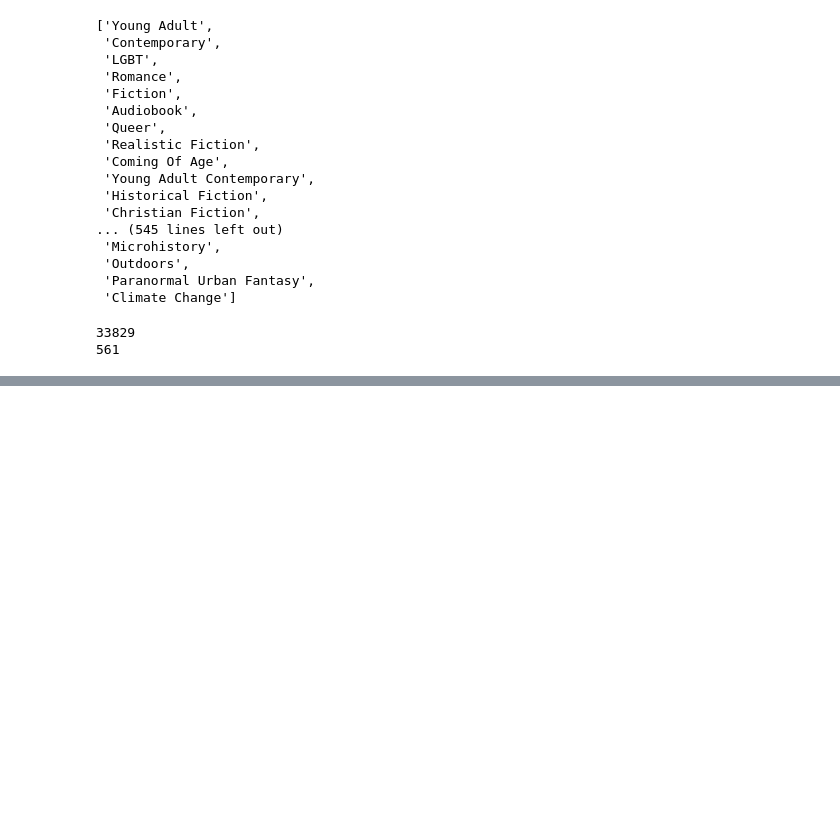
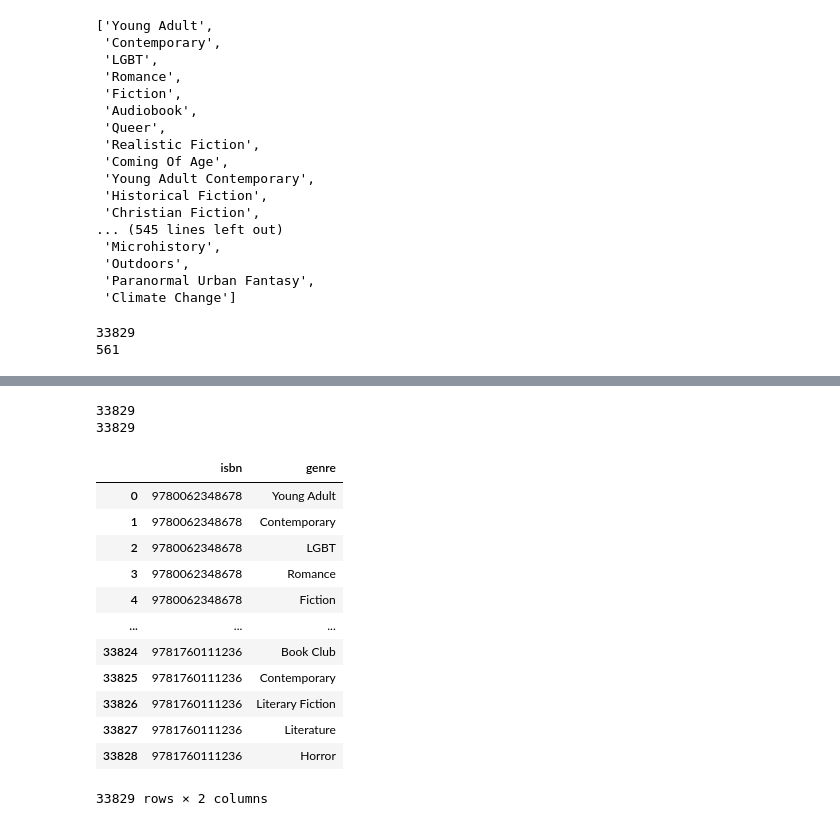
Before and after one commit to mattapallisravya/ETL-Project-Goodreads, a Jupyter notebook: Genre_Table.ipynb, the cells around one changed output, grey strips where cells are left out. Drawn from its saved outputs; the diff is of its cells as text; code cells hidden in the pictures; blank space fills up the shorter version.

Commit message:
completed book_genre and genres dataframe / tables

```diff
--- a/Genre_Table.ipynb
+++ b/Genre_Table.ipynb
@@ -58,4 +40,4 @@ flatten_list
 # %%
-for x in flatten_list:
-    if x
-    print(x)
+# for x in flatten_list:
+#     if x
+#     print(x)
@@ -64,8 +44,8 @@ SyntaxError: invalid syntax (3269240068.py, line 2)
 # %%
-n_genre_values = genre_values.tolist().copy()
+# n_genre_values = genre_values.tolist().copy()
 
-#res = [sub.replace('[', '') for sub in n_genre_values]
+# #res = [sub.replace('[', '') for sub in n_genre_values]
 
-for x in n_genre_values:
-    print()
+# for x in n_genre_values:
+#     print()
 # %%
@@ -182,0 +221,42 @@ genre_table
+# %%
+# create a list of ISBN and Genres that will be zipped into a df
+last_isbn_list = []
+last_genre_list = []
+
+for index, row in genre_df2.iterrows():
+    row['genres'].split(',')
+    row['genres'].split(' ')
+    isbn = row['isbn']
+    for x in row['genres'].split(','):
+        last_isbn_list.append(isbn)
+        last_genre_list.append(x)
+
+#Check the length of each
+
+print(len(last_isbn_list))
+print(len(last_genre_list))
+# %% [output]
+33829
+33829
+# %%
+# zip the isbn and genres into a df
+book_genre_table = pd.DataFrame(zip(last_isbn_list, last_genre_list), columns = ['isbn', 'genre'])
+
+# strip leading and trailing white space in the genre column
+book_genre_table['genre'] = book_genre_table['genre'].str.strip()
+
+book_genre_table
+# %% [output]
+|  | isbn | genre |
+| 0 | 9780062348678 | Young Adult |
+| 1 | 9780062348678 | Contemporary |
+| 2 | 9780062348678 | LGBT |
+| 3 | 9780062348678 | Romance |
+| 4 | 9780062348678 | Fiction |
+| ... | ... | ... |
+| 33824 | 9781760111236 | Book Club |
+| 33825 | 9781760111236 | Contemporary |
+| 33826 | 9781760111236 | Literary Fiction |
+| 33827 | 9781760111236 | Literature |
+| 33828 | 9781760111236 | Horror |
+33829 rows × 2 columns
```
Also changed, not shown: parts of 17 cells of this notebook.
